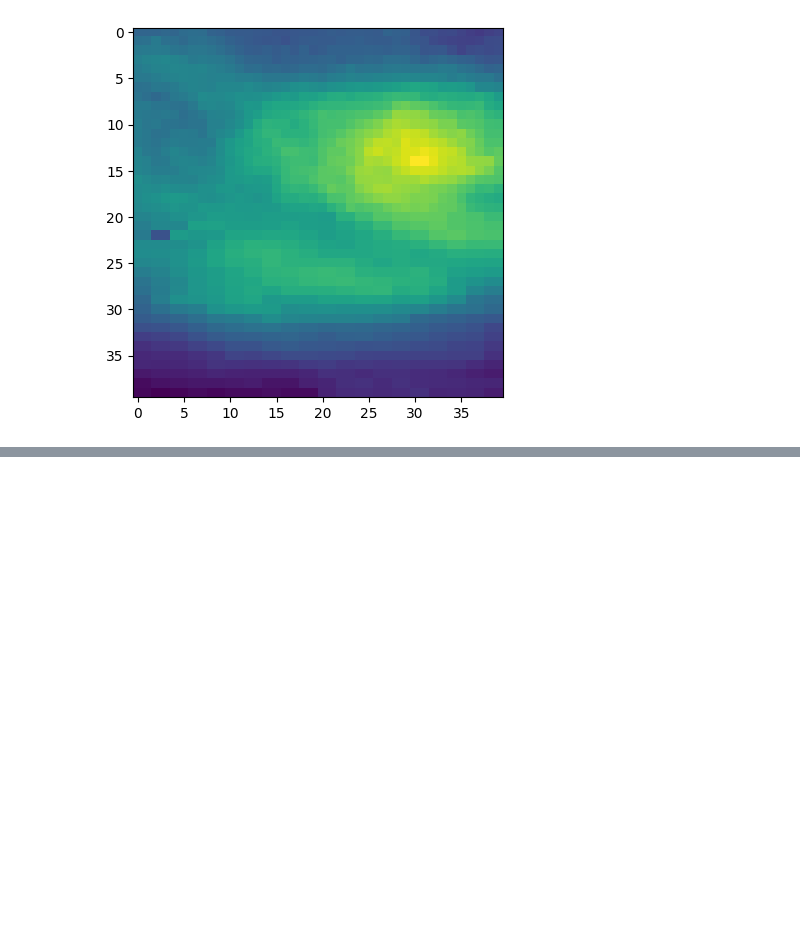
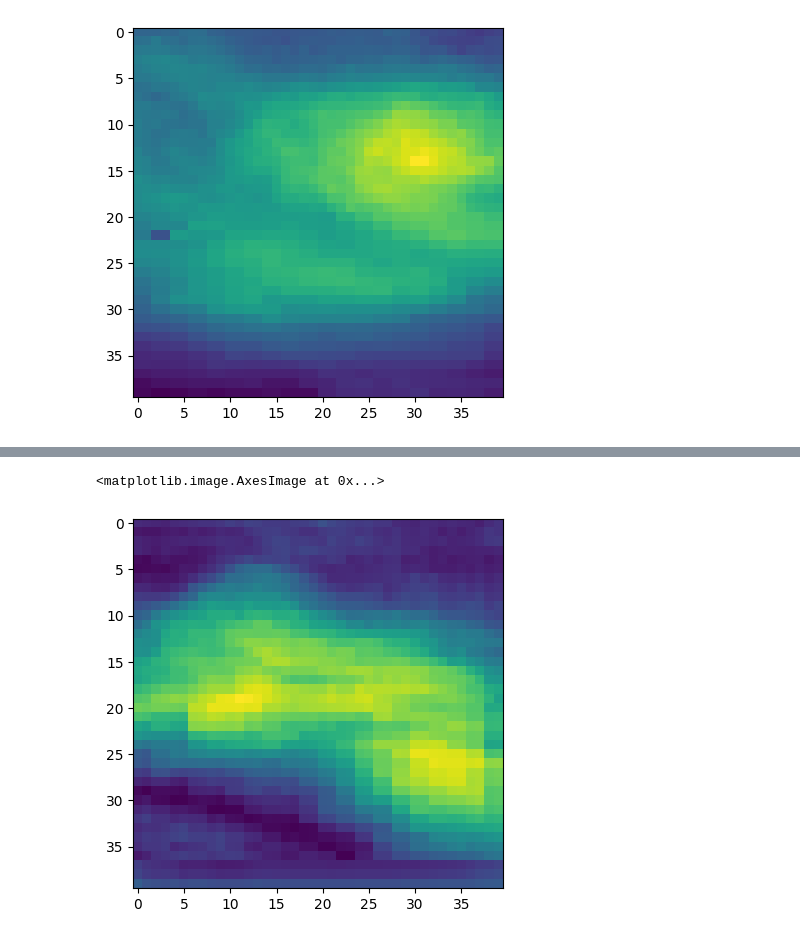
Before and after one commit to lambdaBoost/Nimbus-Ozone, a Jupyter notebook: test_autoencoder.ipynb, the cells around one changed output, grey strips where cells are left out. Saved outputs shown, nothing was run; the diff lists cells and outputs as text; code cells hidden in the pictures; blank space fills up the shorter version.

```diff
--- a/test_autoencoder.ipynb
+++ b/test_autoencoder.ipynb
@@ -40,0 +69,13 @@ plt.imshow(test_X[236])
+# %%
+#plot the largest dif
+#turns out it was due to missing data
+
+np.argmax(result_metrics)
+single_result = prediction_decoded[187]
+single_result = single_result[...,0]
+total_error = np.sum(dif)
+dif = abs(single_result - test_X[188])
+plt.imshow(dif)
+# %% [output]
+<matplotlib.image.AxesImage at 0x...>
+[figure, added]
```
Also changed, not shown: parts of 9 cells of this notebook.
